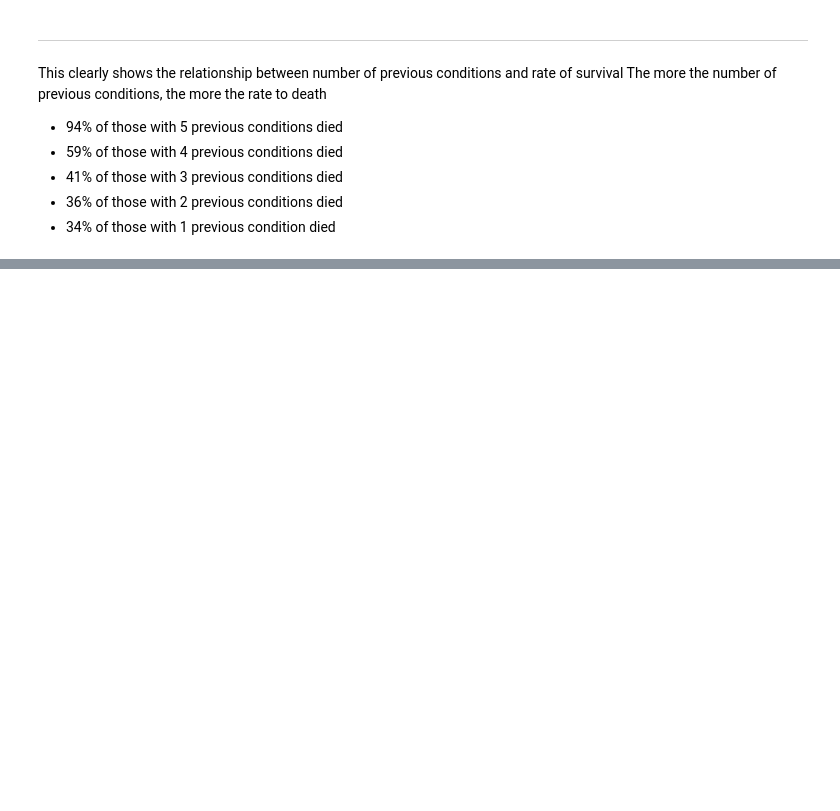
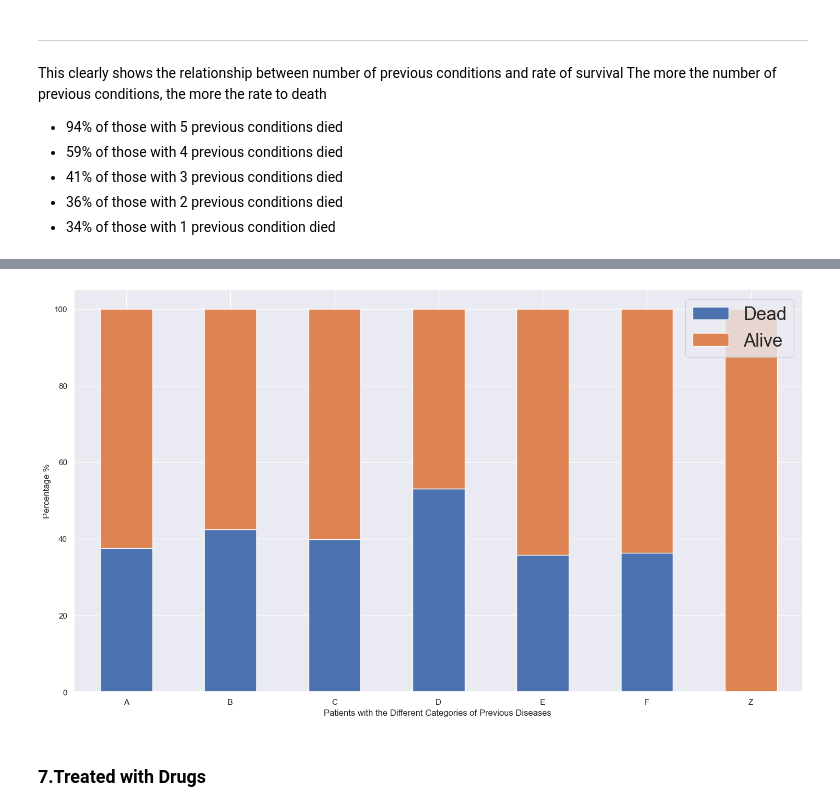
Before and after one commit to Kekyei/Hospital-Patients-Survival, a Jupyter notebook: Exploratory-Data-Analysis.ipynb, the cells around one changed output, grey strips where cells are left out. Cells and saved outputs as stored; diff of their text form; code cells hidden in the pictures; blank space fills up the shorter version.

```diff
--- a/Exploratory-Data-Analysis.ipynb
+++ b/Exploratory-Data-Analysis.ipynb
@@ -333,0 +319,29 @@ pharma_data[pharma_data.A == 0]
+# %%
+
+a = cat_prev_condition.groupby([cat_prev_condition["A"],cat_prev_condition["Survival"]])["ID_Patient_Care_Situation"].count().unstack()
+b = cat_prev_condition.groupby([cat_prev_condition["B"],cat_prev_condition["Survival"]])["ID_Patient_Care_Situation"].count().unstack()
+c = cat_prev_condition.groupby([cat_prev_condition["C"],cat_prev_condition["Survival"]])["ID_Patient_Care_Situation"].count().unstack()
+d = cat_prev_condition.groupby([cat_prev_condition["D"],cat_prev_condition["Survival"]])["ID_Patient_Care_Situation"].count().unstack()
+e = cat_prev_condition.groupby([cat_prev_condition["E"],cat_prev_condition["Survival"]])["ID_Patient_Care_Situation"].count().unstack()
+f = cat_prev_condition.groupby([cat_prev_condition["F"],cat_prev_condition["Survival"]])["ID_Patient_Care_Situation"].count().unstack()
+z = cat_prev_condition.groupby([cat_prev_condition["Z"],cat_prev_condition["Survival"]])["ID_Patient_Care_Situation"].count().unstack()
+# %%
+a_percent = (a.div(a.sum(axis = 1),axis = 0)*100)
+b_percent = (b.div(b.sum(axis = 1),axis = 0)*100)
+c_percent = (c.div(c.sum(axis = 1),axis = 0)*100)
+d_percent = (d.div(d.sum(axis = 1),axis = 0)*100)
+e_percent = (e.div(e.sum(axis = 1),axis = 0)*100)
+f_percent = (f.div(f.sum(axis = 1),axis = 0)*100)
+z_percent = (z.div(z.sum(axis = 1),axis = 0)*100)
+# %%
+a_percent.index = ["A"]
+b_percent.index = ["B"]
+c_percent.index = ["C"]
+d_percent.index = ["D"]
+e_percent.index = ["E"]
+f_percent.index = ["F"]
+z_percent.index = ["Z"]
+# %%
+sets = [a_percent,b_percent,c_percent,d_percent,e_percent,f_percent,z_percent]
+result = pd.concat(sets)
+result
@@ -333,0 +357,10 @@ pharma_data[pharma_data.A == 0]
+# %%
+result.plot.bar(stacked = True,rot = 0,figsize=(18,10))
+plt.legend(["Dead","Alive"],loc = "upper right",fontsize =25)
+plt.ylabel("Percentage %")
+plt.xlabel("Patients with the Different Categories of Previous Diseases ")
+plt.show()
+# %% [output]
+[figure, added]
+# %% [markdown]
+### 7.Treated with Drugs
```
Also changed, not shown: parts of 35 cells of this notebook.
